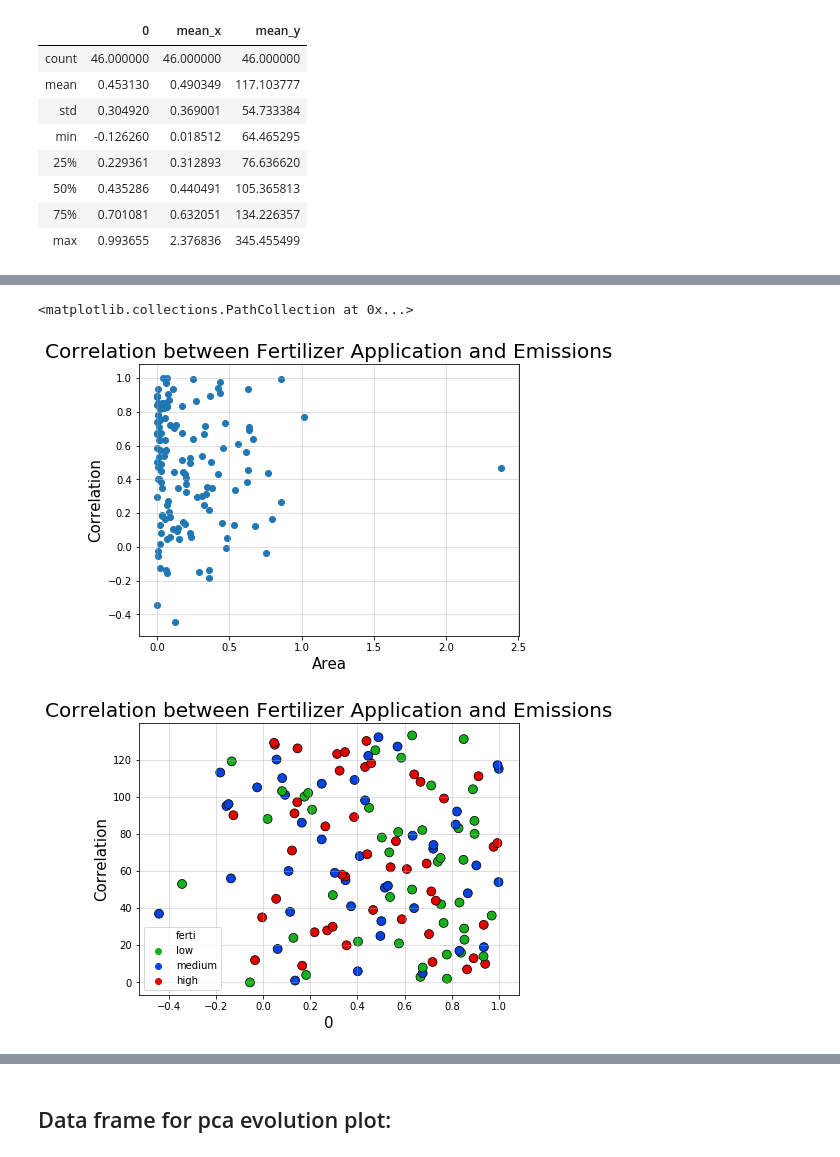
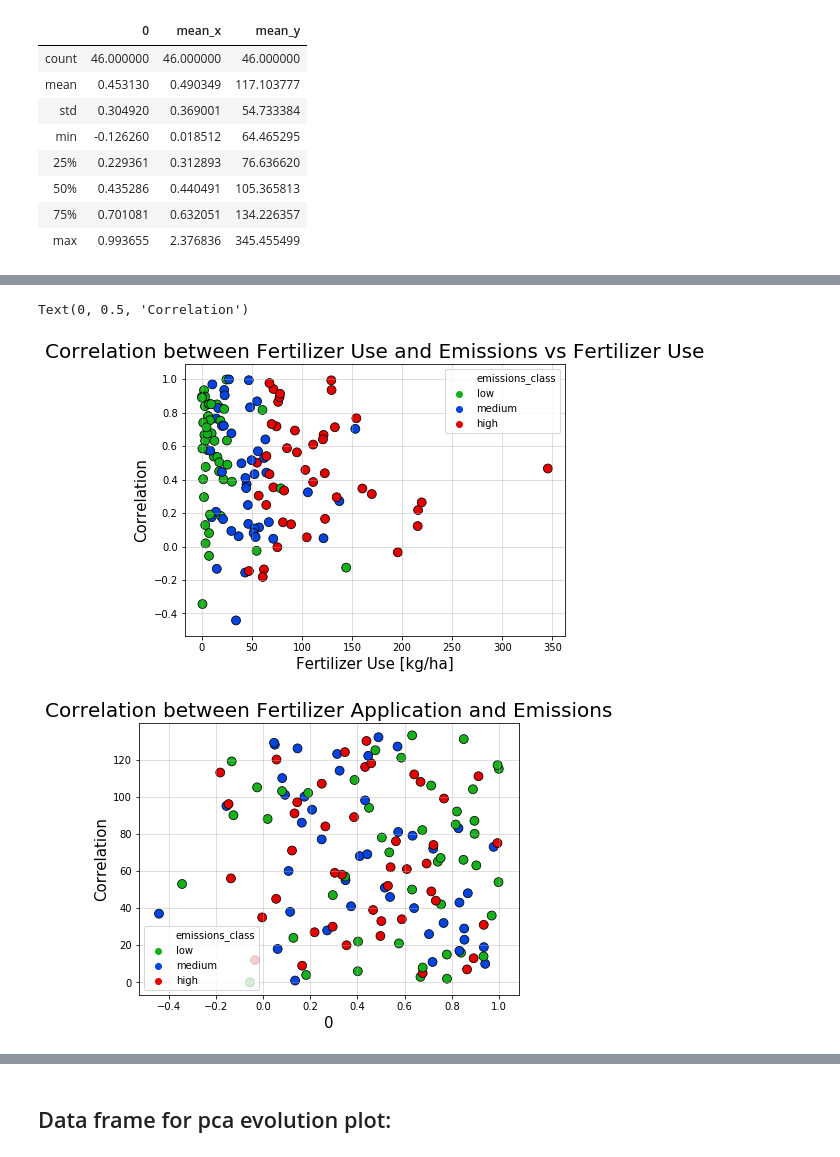
Before and after one commit to amara-slaymaker/ada_project-ada_nakamura, a Jupyter notebook: Emissions_UMAP_PCA.ipynb, the cells around one changed output, grey strips where cells are left out. Drawn from its saved outputs; the diff is of its cells as text; code cells hidden in the pictures.

```diff
--- a/Emissions_UMAP_PCA.ipynb
+++ b/Emissions_UMAP_PCA.ipynb
@@ -922,24 +930,25 @@ plt.plot(emiss_ferti_corr_2.mean_y, emiss_ferti_corr_2.mean_x, 'yo',emiss_ferti_
+# %%
+figure = plt.figure(figsize = (15,5))
+colors = ['green','blue','red']
+
+ax1 = figure.add_subplot(1,2,1)
+ax1.set_title('Correlation between Fertilizer Use and Emissions vs Fertilizer Use', fontsize = 20)
+ax1.grid(alpha=0.5)
+ax1 = sns.scatterplot(emiss_ferti_corr_2.mean_y, emiss_ferti_corr_2[0], hue='emissions_class', palette=sns.xkcd_palette(colors), data=emiss_ferti_corr_2, s=80,edgecolor="black")
+ax1.set_xlabel('Fertilizer Use [kg/ha]', fontsize = 15)
+ax1.set_ylabel('Correlation', fontsize = 15)
+# %% [output]
+Text(0, 0.5, 'Correlation')
+[figure, added]
 # %%
-figure = plt.figure(figsize = (15,5))
+figure = plt.figure(figsize = (1))
+colors = ["green", "blue", "red"]
 
 ax1 = figure.add_subplot(1,2,1)
 ax1.set_xlabel('Area', fontsize = 15)
 ax1.set_ylabel('Correlation', fontsize = 15)
 ax1.set_title('Correlation between Fertilizer Application and Emissions', fontsize = 20)
 ax1.grid(alpha=0.5)
-plt.scatter(emiss_ferti_corr_2.mean_x, emiss_ferti_corr_2[0])
+ax1 = sns.scatterplot(emiss_ferti_corr[0], emiss_ferti_corr.index, hue='emissions_class', palette=sns.xkcd_palette(colors), data=emiss_ferti_corr, s=80,edgecolor="black")
 # %% [output]
-<matplotlib.collections.PathCollection at 0x...>
-[figure, old version]
+[figure, new version]
-# %%
-figure = plt.figure(figsize = (15,5))
-colors = ["green", "blue", "red"]
-
-ax1 = figure.add_subplot(1,2,1)
-ax1.set_xlabel('Area', fontsize = 15)
-ax1.set_ylabel('Correlation', fontsize = 15)
-ax1.set_title('Correlation between Fertilizer Application and Emissions', fontsize = 20)
-ax1.grid(alpha=0.5)
-ax1 = sns.scatterplot(emiss_ferti_corr_2[0], emiss_ferti_corr_2.index, hue='ferti', palette=sns.xkcd_palette(colors), data=emiss_ferti_corr_2, s=80,edgecolor="black")
-# %% [output]
-[figure, removed]
```
Also changed, not shown: parts of 12 cells of this notebook.
